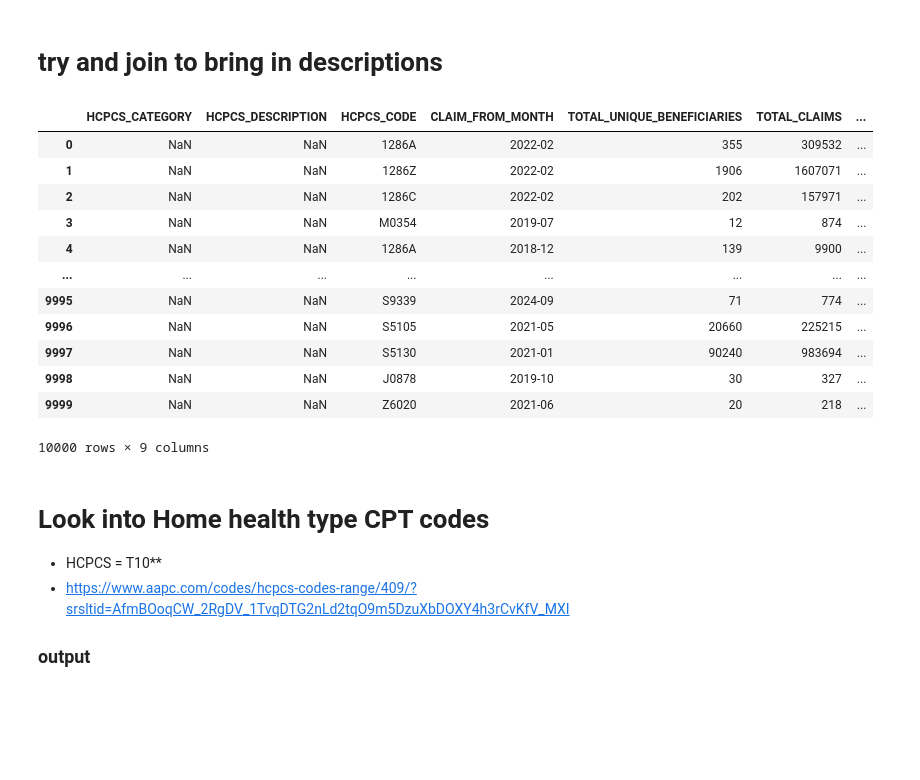
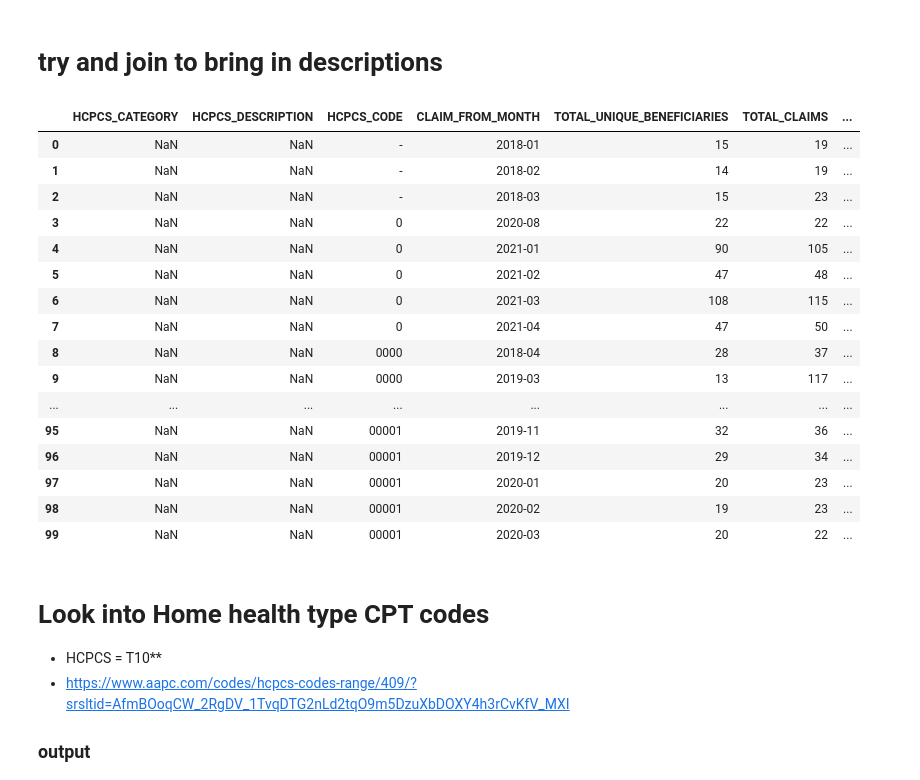
Before and after one commit to breakingDownData/Analyzing_Medicaid_Provider_Spending, a Jupyter notebook: Home_Healthcare_Spending_Trends/Analysis/analyzing_medicare_spending.ipynb, the cells around one changed output. Saved outputs shown, nothing was run; the diff lists cells and outputs as text; code cells hidden in the pictures; blank space fills up the shorter version.

```diff
--- a/Home_Healthcare_Spending_Trends/Analysis/analyzing_medicare_spending.ipynb
+++ b/Home_Healthcare_Spending_Trends/Analysis/analyzing_medicare_spending.ipynb
@@ -35,7 +40,7 @@ NameError: name 'medicaid_provider_spending' is not defined
 # %% [markdown]
 # load in hcpc options
 # %%
-hcpc_mapping_2026 = pd.read_csv('/Datasets/2026_HCPC_Code_List.csv')
+hcpc_mapping_2026 = pd.read_csv('/Users/luketaylor/Desktop/Pycharm/Home_Healthcare_Spending_Trends/Datasets/2026_HCPC_Code_List.csv')
 hcpc_mapping_2026.head()
 # %% [output]
 |  | HCPCS_CODE | HCPCS_DESCRIPTION | HCPCS_CATEGORY |
@@ -60,7 +65,7 @@ df.groupby(['col_1', 'col_2']).agg({
 })
 # takes ~30 seconds to run
 # %%
-hcpc_by_month = df.groupby(['HCPCS_CODE', 'CLAIM_FROM_MONTH']).agg({
+hcpc_by_month = medicaid_provider_spending.groupby(['HCPCS_CODE', 'CLAIM_FROM_MONTH']).agg({
     'TOTAL_UNIQUE_BENEFICIARIES': 'sum',
     'TOTAL_CLAIMS': 'sum',
     'TOTAL_PAID': 'sum'
@@ -91,21 +98,25 @@ hcpc_mapping_2026.head()
 # %%
 hcpc_w_descript_by_month = hcpc_by_month.merge(hcpc_mapping_2026, how='left', on=['HCPCS_CODE'])
 hcpc_w_descript_by_month=hcpc_w_descript_by_month[['HCPCS_CATEGORY','HCPCS_DESCRIPTION','HCPCS_CODE', 'CLAIM_FROM_MONTH','TOTAL_UNIQUE_BENEFICIARIES','TOTAL_CLAIMS','TOTAL_PAID','CLAIMS_PER_BENEFICIARY','PAID_PER_CLAIM']]
-hcpc_w_descript_by_month.head(10000)
+hcpc_w_descript_by_month.head(100)
 # %% [output]
 |  | HCPCS_CATEGORY | HCPCS_DESCRIPTION | HCPCS_CODE | CLAIM_FROM_MONTH | TOTAL_UNIQUE_BENEFICIARIES | TOTAL_CLAIMS | ... |
-| 0 | NaN | NaN | 1286A | 2022-02 | 355 | 309532 | ... |
-| 1 | NaN | NaN | 1286Z | 2022-02 | 1906 | 1607071 | ... |
-| 2 | NaN | NaN | 1286C | 2022-02 | 202 | 157971 | ... |
-| 3 | NaN | NaN | M0354 | 2019-07 | 12 | 874 | ... |
-| 4 | NaN | NaN | 1286A | 2018-12 | 139 | 9900 | ... |
+| 0 | NaN | NaN | - | 2018-01 | 15 | 19 | ... |
+| 1 | NaN | NaN | - | 2018-02 | 14 | 19 | ... |
+| 2 | NaN | NaN | - | 2018-03 | 15 | 23 | ... |
+| 3 | NaN | NaN | 0 | 2020-08 | 22 | 22 | ... |
+| 4 | NaN | NaN | 0 | 2021-01 | 90 | 105 | ... |
+| 5 | NaN | NaN | 0 | 2021-02 | 47 | 48 | ... |
+| 6 | NaN | NaN | 0 | 2021-03 | 108 | 115 | ... |
+| 7 | NaN | NaN | 0 | 2021-04 | 47 | 50 | ... |
+| 8 | NaN | NaN | 0000 | 2018-04 | 28 | 37 | ... |
+| 9 | NaN | NaN | 0000 | 2019-03 | 13 | 117 | ... |
 | ... | ... | ... | ... | ... | ... | ... | ... |
-| 9995 | NaN | NaN | S9339 | 2024-09 | 71 | 774 | ... |
-| 9996 | NaN | NaN | S5105 | 2021-05 | 20660 | 225215 | ... |
-| 9997 | NaN | NaN | S5130 | 2021-01 | 90240 | 983694 | ... |
-| 9998 | NaN | NaN | J0878 | 2019-10 | 30 | 327 | ... |
-| 9999 | NaN | NaN | Z6020 | 2021-06 | 20 | 218 | ... |
+| 95 | NaN | NaN | 00001 | 2019-11 | 32 | 36 | ... |
+| 96 | NaN | NaN | 00001 | 2019-12 | 29 | 34 | ... |
+| 97 | NaN | NaN | 00001 | 2020-01 | 20 | 23 | ... |
+| 98 | NaN | NaN | 00001 | 2020-02 | 19 | 23 | ... |
+| 99 | NaN | NaN | 00001 | 2020-03 | 20 | 22 | ... |
-10000 rows × 9 columns
 # %% [markdown]
 # Look into Home health type CPT codes
 - HCPCS = T10**
```
Also changed, not shown: parts of 20 cells of this notebook, 3 other files.
